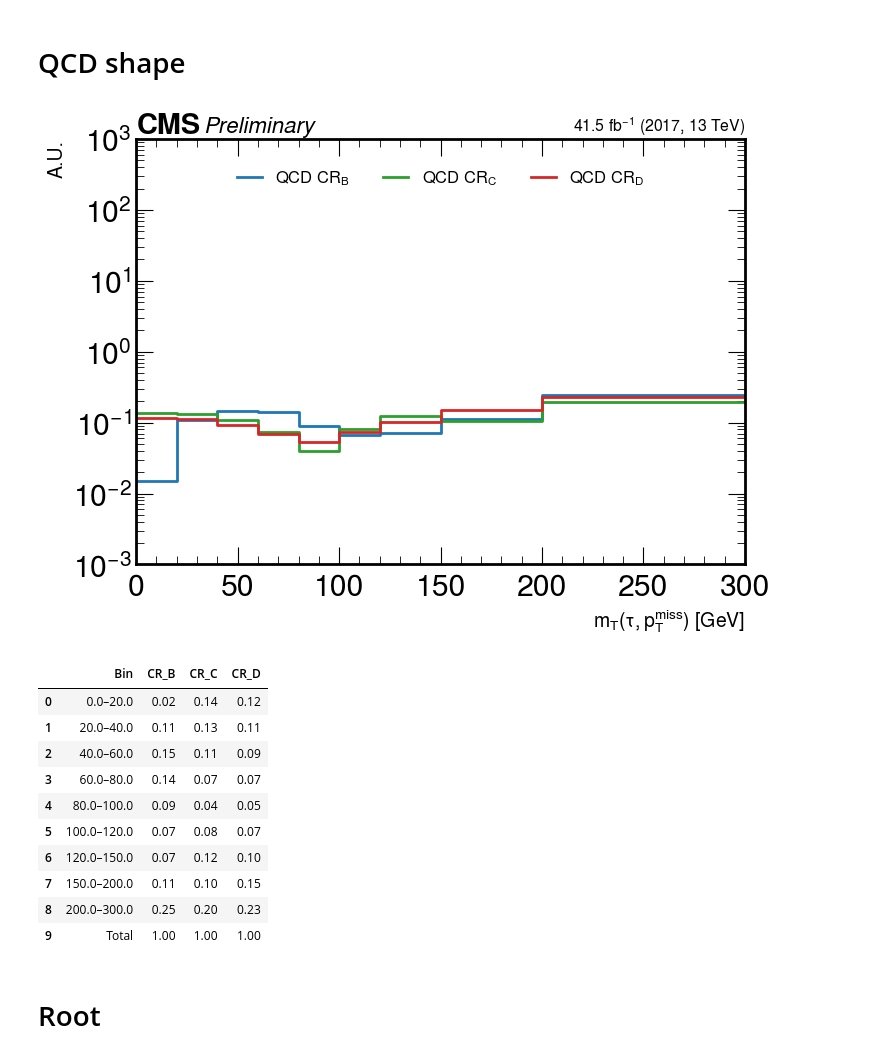
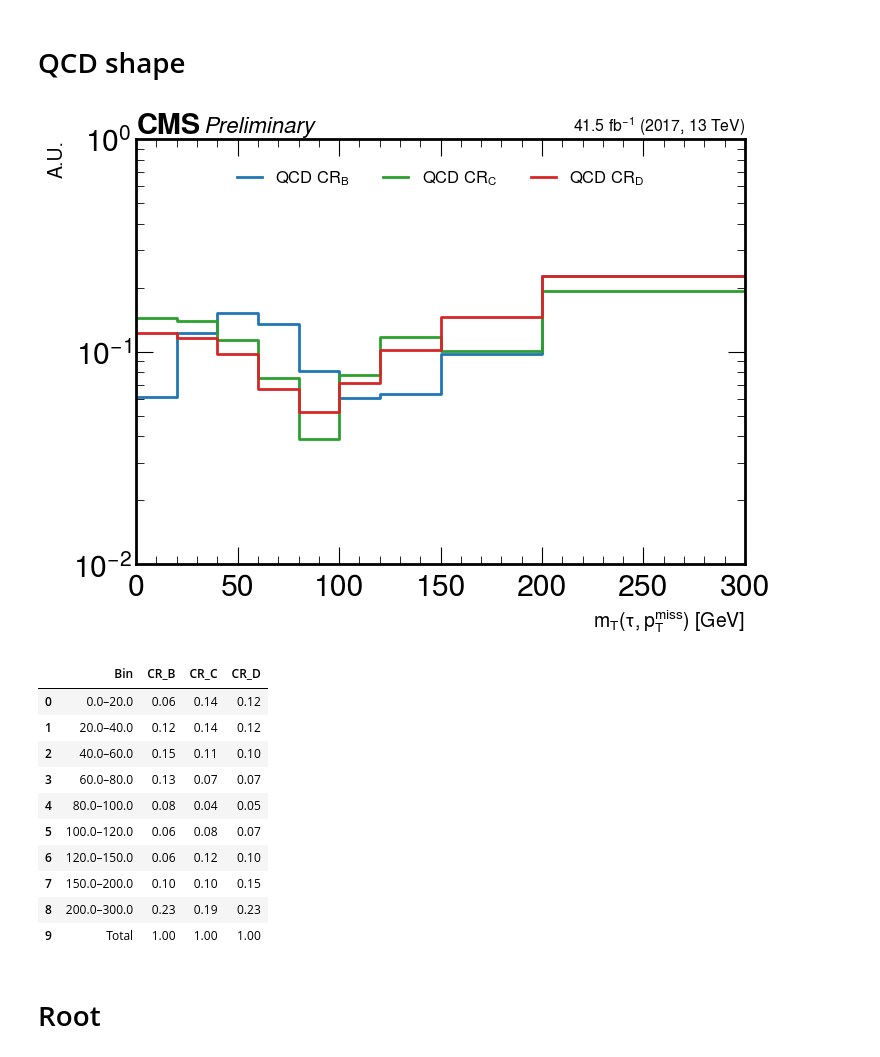
Before and after one commit to jreyesv063/Plotter, a Jupyter notebook: signal.ipynb, the cells around one changed output. Cells and saved outputs as stored; diff of their text form; code cells hidden in the pictures.

Commit message:
Latest results

```diff
--- a/signal.ipynb
+++ b/signal.ipynb
@@ -7,7 +8,7 @@ Welcome to JupyROOT 6.30/04
 # General configs
 # --------------------
 year = "2017"
-samples_folder = f"/eos/user/j/jreyesve/WINDOWS/Desktop/2025/July/New/signal/{year}"
+samples_folder = f"/eos/user/f/florez/WprimePlusB_OutputFiles/New_results/signal/{year}"
 output_folder = f"plots/signal/{year}"
 lepton_flavor = "tau"
 control_region = "signal"
@@ -27,8 +28,8 @@ merge_jsons_and_pkls = False
 # -------------------------
 systematic_error = True
 
-stadistical_error_using = "cutflow"  # Se modificará para que lea las tablas con los eventos no pesados: cutflow_raw
-normalized_to = "sumw"               # Se puede normalizar a eventos no pesados "raw_initial_nevents" o pesados "sumw"
+stadistical_error_using = "cutflow_raw" #  Cutflow_raw: Eventos sin pesar.
+normalized_to = "sumw"                  # Se puede normalizar a eventos no pesados "raw_initial_nevents" o pesados "sumw; sumw_case_1; sumw_case_1; sumw_case_3
 
 
 # --------------------------
@@ -41,9 +42,9 @@ root_files_folder = f"{output_folder}/root"
 #    QCD estimation
 # -------------------------
 activate_qcd_data_driven = True
-cr_B_folder = f"/eos/user/j/jreyesve/WINDOWS/Desktop/2025/July/New/qcd/cr_b/{year}"
-cr_C_folder = f"/eos/user/j/jreyesve/WINDOWS/Desktop/2025/July/New/qcd/cr_c/{year}"
-cr_D_folder = f"/eos/user/j/jreyesve/WINDOWS/Desktop/2025/July/New/qcd/cr_d/{year}"
+cr_B_folder = f"/eos/user/f/florez/WprimePlusB_OutputFiles/New_results/qcd_hadronic/cr_b/{year}"
+cr_C_folder = f"/eos/user/f/florez/WprimePlusB_OutputFiles/New_results/qcd_hadronic/cr_c/{year}"
+cr_D_folder = f"/eos/user/f/florez/WprimePlusB_OutputFiles/New_results/qcd_hadronic/cr_d/{year}"
 
 # -------------------------
 #    Signal region
@@ -177,24 +873,24 @@ Plot saved to plots/signal/2017/lepton_met_mass_2017.pdf
 # %%
 qcd_table = plotter.qcd_comparison(distribution = "lepton_met_mass",
                                    binning = [0, 20, 40, 60, 80, 100, 120, 150, 200, 300],
                                    overflow = True,
                                    underflow = True,
                                    normalize= True,
                                    log_scale = True,
-                                   y_range = (0.001, 1000))
+                                   y_range = (0.01, 1))
 qcd_table
 # %% [output]
-[figure, old version]
+[figure, new version]
 |  | Bin | CR_B | CR_C | CR_D |
-| 0 | 0.0–20.0 | 0.02 | 0.14 | 0.12 |
-| 1 | 20.0–40.0 | 0.11 | 0.13 | 0.11 |
-| 2 | 40.0–60.0 | 0.15 | 0.11 | 0.09 |
-| 3 | 60.0–80.0 | 0.14 | 0.07 | 0.07 |
-| 4 | 80.0–100.0 | 0.09 | 0.04 | 0.05 |
-| 5 | 100.0–120.0 | 0.07 | 0.08 | 0.07 |
-| 6 | 120.0–150.0 | 0.07 | 0.12 | 0.10 |
-| 7 | 150.0–200.0 | 0.11 | 0.10 | 0.15 |
-| 8 | 200.0–300.0 | 0.25 | 0.20 | 0.23 |
+| 0 | 0.0–20.0 | 0.06 | 0.14 | 0.12 |
+| 1 | 20.0–40.0 | 0.12 | 0.14 | 0.12 |
+| 2 | 40.0–60.0 | 0.15 | 0.11 | 0.10 |
+| 3 | 60.0–80.0 | 0.13 | 0.07 | 0.07 |
+| 4 | 80.0–100.0 | 0.08 | 0.04 | 0.05 |
+| 5 | 100.0–120.0 | 0.06 | 0.08 | 0.07 |
+| 6 | 120.0–150.0 | 0.06 | 0.12 | 0.10 |
+| 7 | 150.0–200.0 | 0.10 | 0.10 | 0.15 |
+| 8 | 200.0–300.0 | 0.23 | 0.19 | 0.23 |
 | 9 | Total | 1.00 | 1.00 | 1.00 |
 # %% [markdown]
 # Root
```
Also changed, not shown: parts of 35 cells of this notebook, 7 other files.
